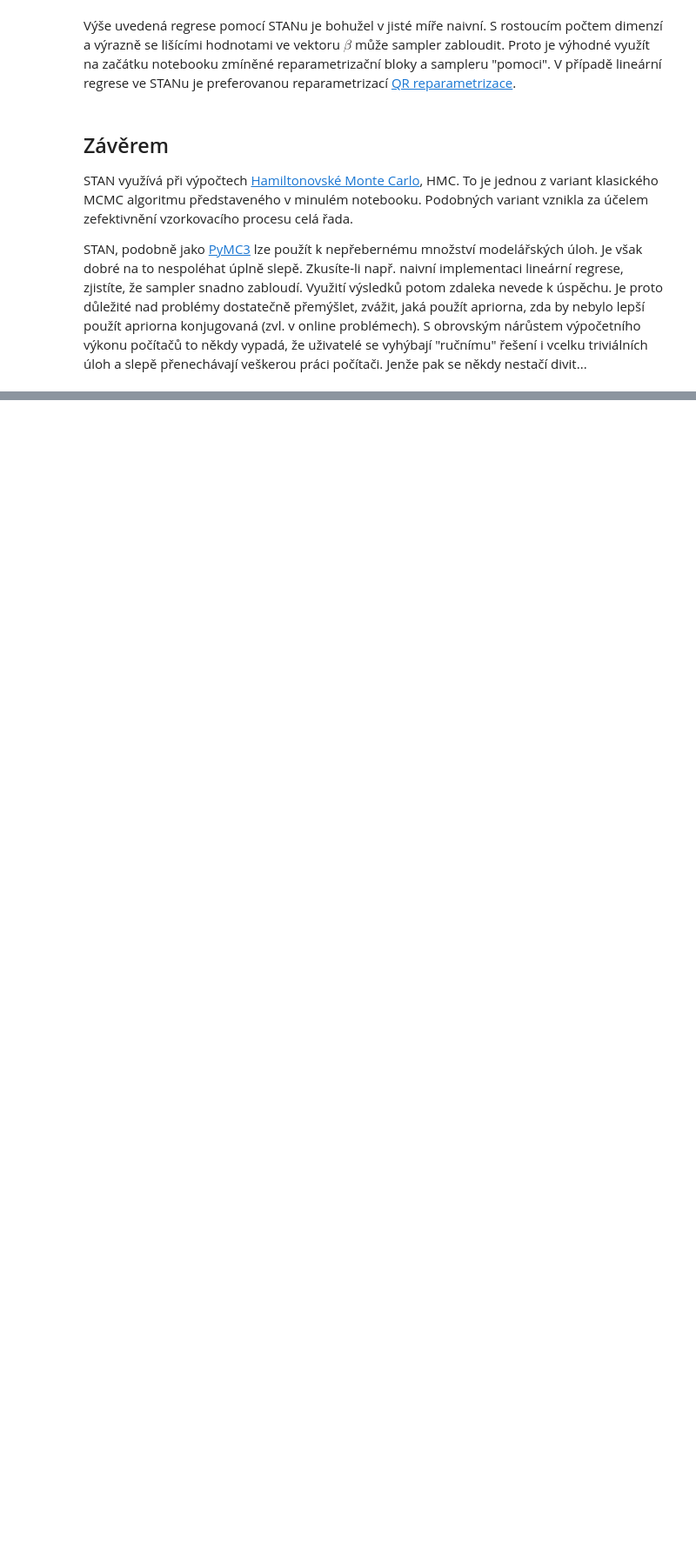
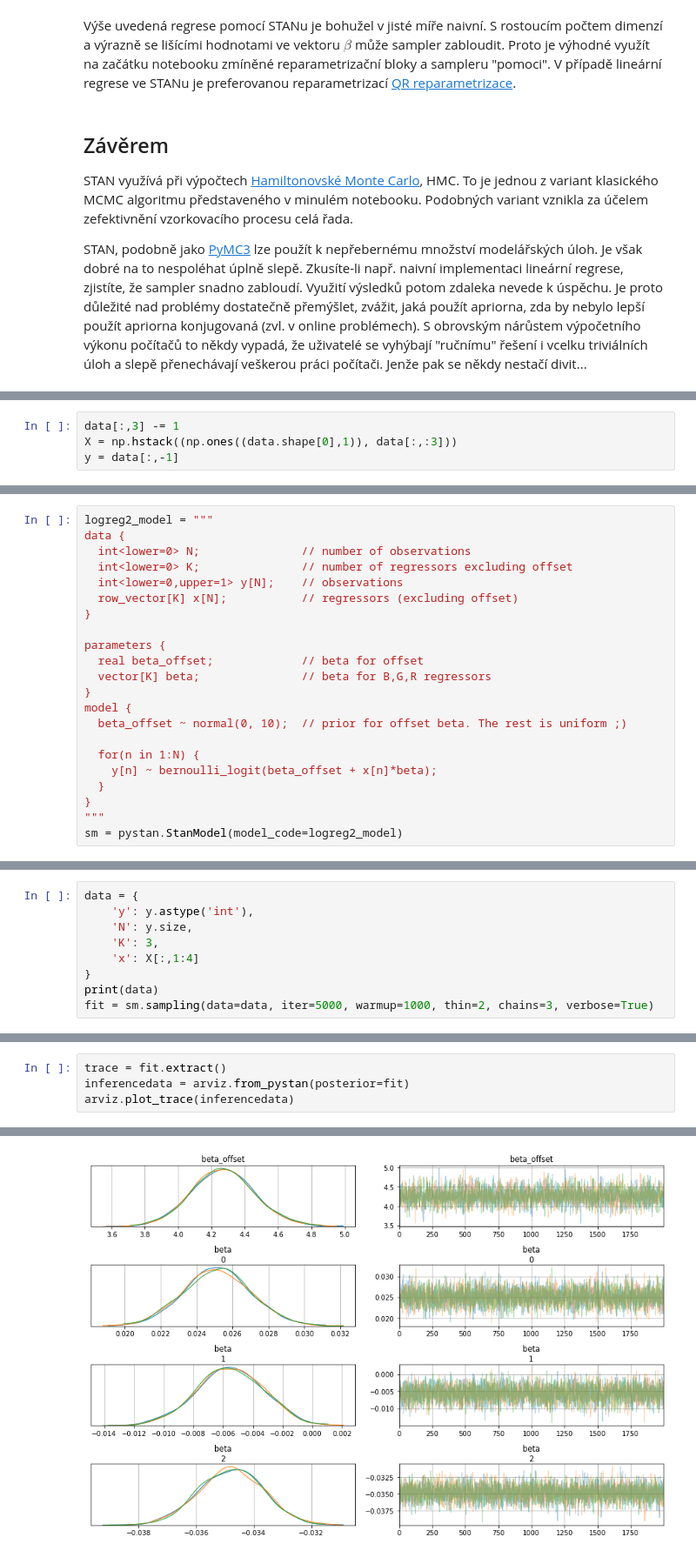
Before and after one commit to TaIos/bml, a Jupyter notebook: prednasky/MCMC_pstni_programovani_KD.ipynb, the cells around one changed output, grey strips where cells are left out. Shown at 87% size. Cells and saved outputs as stored; diff of their text form; blank space fills up the shorter version.

```diff
--- a/prednasky/MCMC_pstni_programovani_KD.ipynb
+++ b/prednasky/MCMC_pstni_programovani_KD.ipynb
@@ -364,0 +385,4 @@ STAN, podobně jako [PyMC3](https://docs.pymc.io) lze použít k nepřebernému
+# %%
+data[:,3] -= 1
+X = np.hstack((np.ones((data.shape[0],1)), data[:,:3]))
+y = data[:,-1]
@@ -364,0 +393,22 @@ STAN, podobně jako [PyMC3](https://docs.pymc.io) lze použít k nepřebernému
+# %%
+logreg2_model = """
+data {
+  int<lower=0> N;               // number of observations
+  int<lower=0> K;               // number of regressors excluding offset
+  int<lower=0,upper=1> y[N];    // observations
+  row_vector[K] x[N];           // regressors (excluding offset)
+}
+
+parameters {
+  real beta_offset;             // beta for offset
+  vector[K] beta;               // beta for B,G,R regressors
+}
+model {
+  beta_offset ~ normal(0, 10);  // prior for offset beta. The rest is uniform ;)
+
+  for(n in 1:N) {
+    y[n] ~ bernoulli_logit(beta_offset + x[n]*beta);
+  }
+}
+"""
+sm = pystan.StanModel(model_code=logreg2_model)
@@ -364,0 +419,9 @@ STAN, podobně jako [PyMC3](https://docs.pymc.io) lze použít k nepřebernému
+# %%
+data = {
+    'y': y.astype('int'),
+    'N': y.size,
+    'K': 3,
+    'x': X[:,1:4]
+}
+print(data)
+fit = sm.sampling(data=data, iter=5000, warmup=1000, thin=2, chains=3, verbose=True)
@@ -364,0 +473,5 @@ STAN, podobně jako [PyMC3](https://docs.pymc.io) lze použít k nepřebernému
+# %%
+trace = fit.extract()
+inferencedata = arviz.from_pystan(posterior=fit)
+arviz.plot_trace(inferencedata)
+# %% [output]
@@ -364,0 +487 @@ STAN, podobně jako [PyMC3](https://docs.pymc.io) lze použít k nepřebernému
+[figure, added]
```
Also changed, not shown: parts of 23 cells of this notebook.
